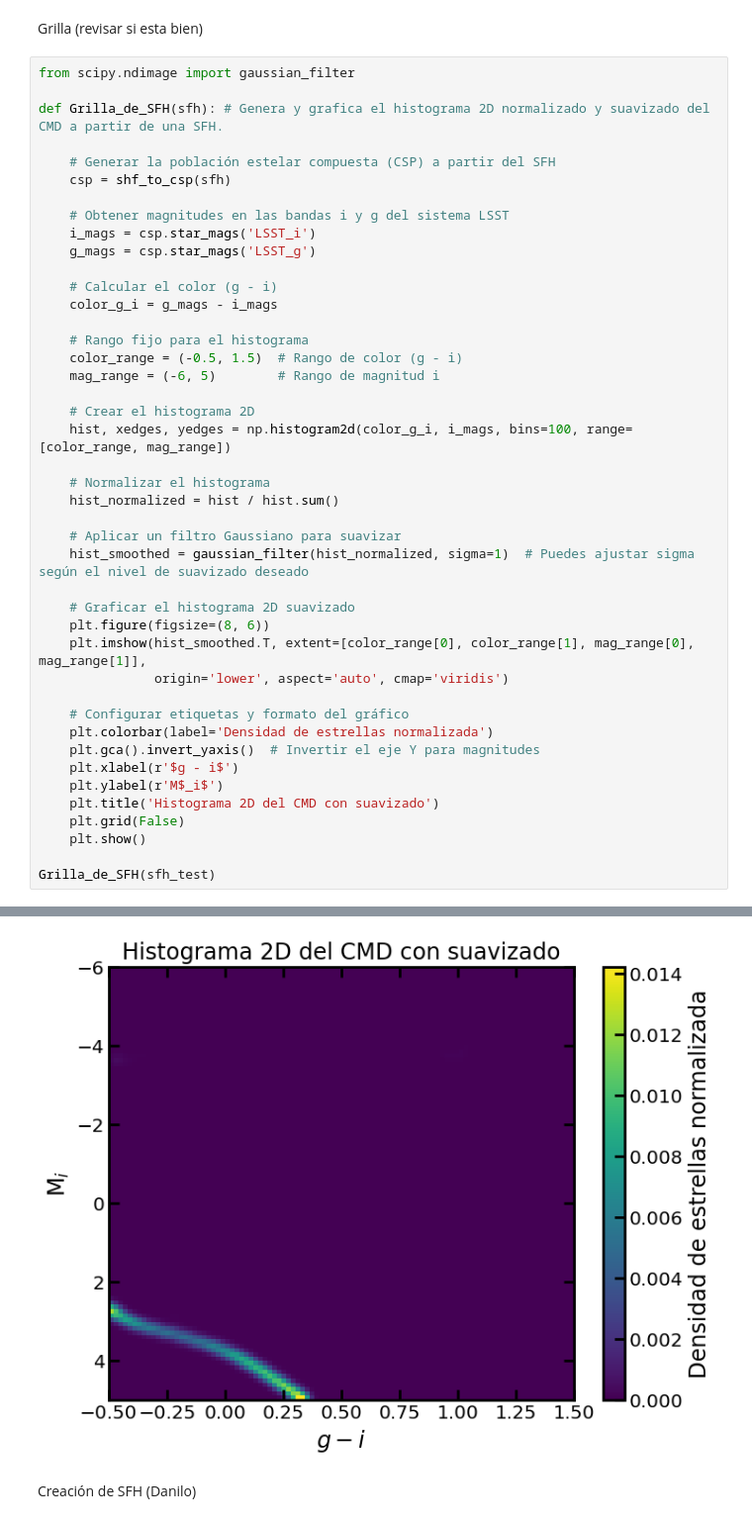
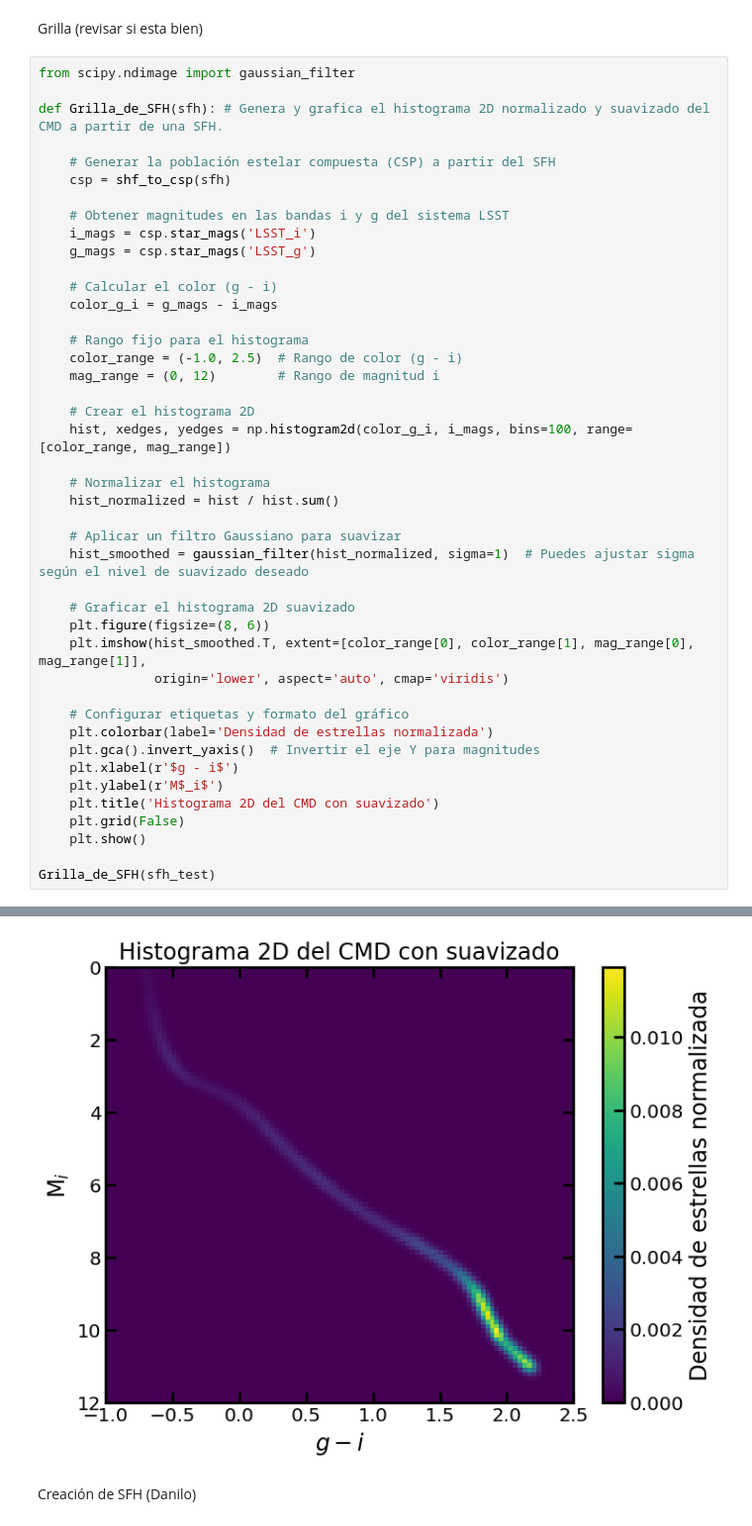
Before and after one commit to sebamonteirov/SFH_dwarf_galaxies, a Jupyter notebook: ProyectoModulo.ipynb, the cells around one changed output, grey strips where cells are left out. Shown at 99% size. Cells and saved outputs as stored; diff of their text form.

```diff
--- a/ProyectoModulo.ipynb
+++ b/ProyectoModulo.ipynb
@@ -321,8 +319,8 @@ def Grilla_de_SFH(sfh): # Genera y grafica el histograma 2D normalizado y suaviz
     color_g_i = g_mags - i_mags
 
     # Rango fijo para el histograma
-    color_range = (-0.5, 1.5)  # Rango de color (g - i)
-    mag_range = (-6, 5)        # Rango de magnitud i
+    color_range = (-1.0, 2.5)  # Rango de color (g - i)
+    mag_range = (0, 12)        # Rango de magnitud i
 
     # Crear el histograma 2D
     hist, xedges, yedges = np.histogram2d(color_g_i, i_mags, bins=100, range=[color_range, mag_range])
@@ -331,34 +329,34 @@ def Grilla_de_SFH(sfh): # Genera y grafica el histograma 2D normalizado y suaviz
     hist_normalized = hist / hist.sum()
 
     # Aplicar un filtro Gaussiano para suavizar
     hist_smoothed = gaussian_filter(hist_normalized, sigma=1)  # Puedes ajustar sigma según el nivel de suavizado deseado
 
     # Graficar el histograma 2D suavizado
     plt.figure(figsize=(8, 6))
     plt.imshow(hist_smoothed.T, extent=[color_range[0], color_range[1], mag_range[0], mag_range[1]],
                origin='lower', aspect='auto', cmap='viridis')
 
     # Configurar etiquetas y formato del gráfico
     plt.colorbar(label='Densidad de estrellas normalizada')
     plt.gca().invert_yaxis()  # Invertir el eje Y para magnitudes
     plt.xlabel(r'$g - i$')
     plt.ylabel(r'M$_i$')
     plt.title('Histograma 2D del CMD con suavizado')
     plt.grid(False)
     plt.show()
 
 Grilla_de_SFH(sfh_test)
 # %% [output]
 100000000.0
 edad en log age:  8.0
 sfr:  200000.0
 2000000000.0
 edad en log age:  9.301029995663981
 sfr:  1000.0
 7000000000.0
 edad en log age:  9.845098040014257
 sfr:  200.0
-[figure, old version]
+[figure, new version]
 # %% [markdown]
 Creación de SFH (Danilo)
 # %%
```
Also changed, not shown: parts of 6 cells of this notebook.
